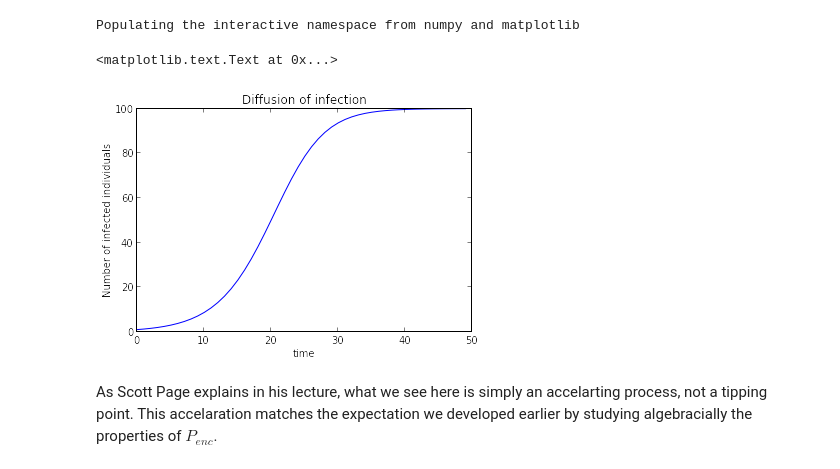
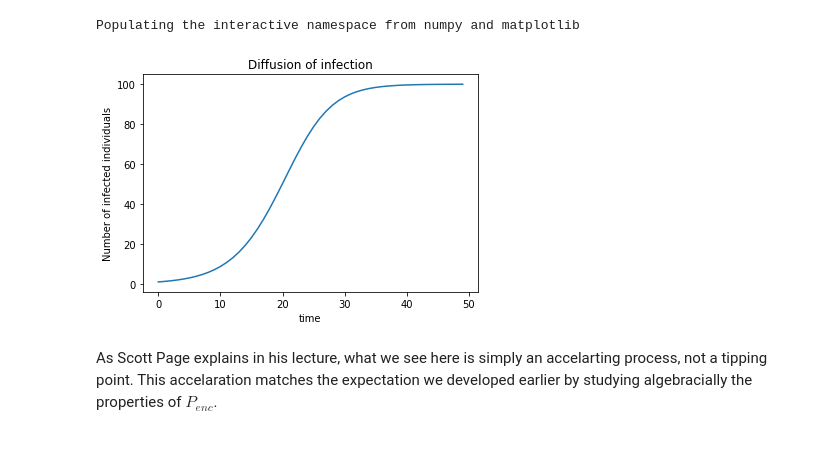
Before and after one commit to ehud/Notes, a Jupyter notebook: SIS-Model.ipynb, the cells around one changed output. Drawn from its saved outputs; the diff is of its cells as text; code cells hidden in the pictures.

```diff
--- a/SIS-Model.ipynb
+++ b/SIS-Model.ipynb
@@ -79,13 +85,12 @@ for t in range(0,49):
 # %% [output]
 Populating the interactive namespace from numpy and matplotlib
 # %%
-pylab.plot(range(0,50),ws)
-pylab.ylabel('Number of infected individuals')
-pylab.xlabel('time')
-pylab.title('Diffusion of infection')
+plt.plot(range(0,50),ws)
+plt.ylabel('Number of infected individuals')
+plt.xlabel('time')
+plt.title('Diffusion of infection');
 # %% [output]
-<matplotlib.text.Text at 0x...>
-[figure, old version]
+[figure, new version]
 # %% [markdown]
 As Scott Page explains in his lecture, what we see here is simply an accelarting process, not a tipping point. This accelaration matches the expectation we developed earlier by studying algebracially the properties of $P_{enc}$.
 # %% [markdown]
```
Also changed, not shown: parts of 24 cells of this notebook.
